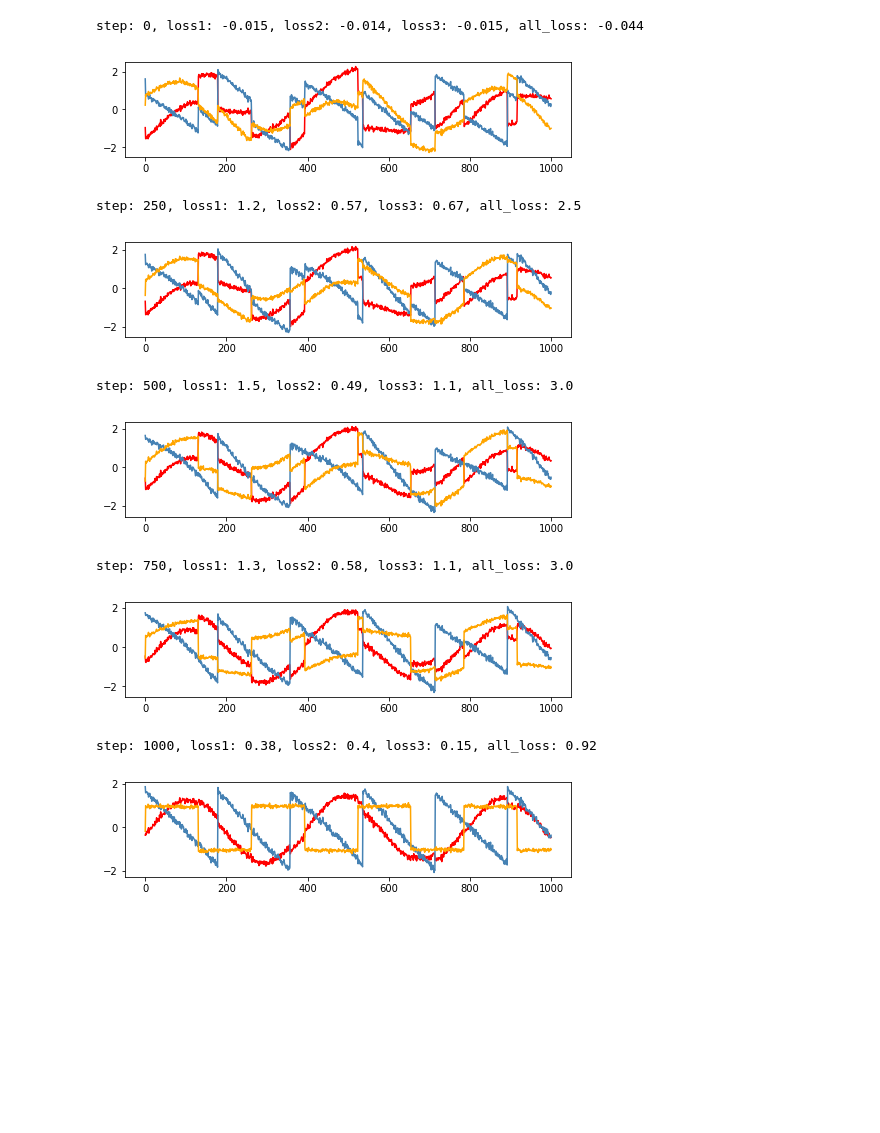
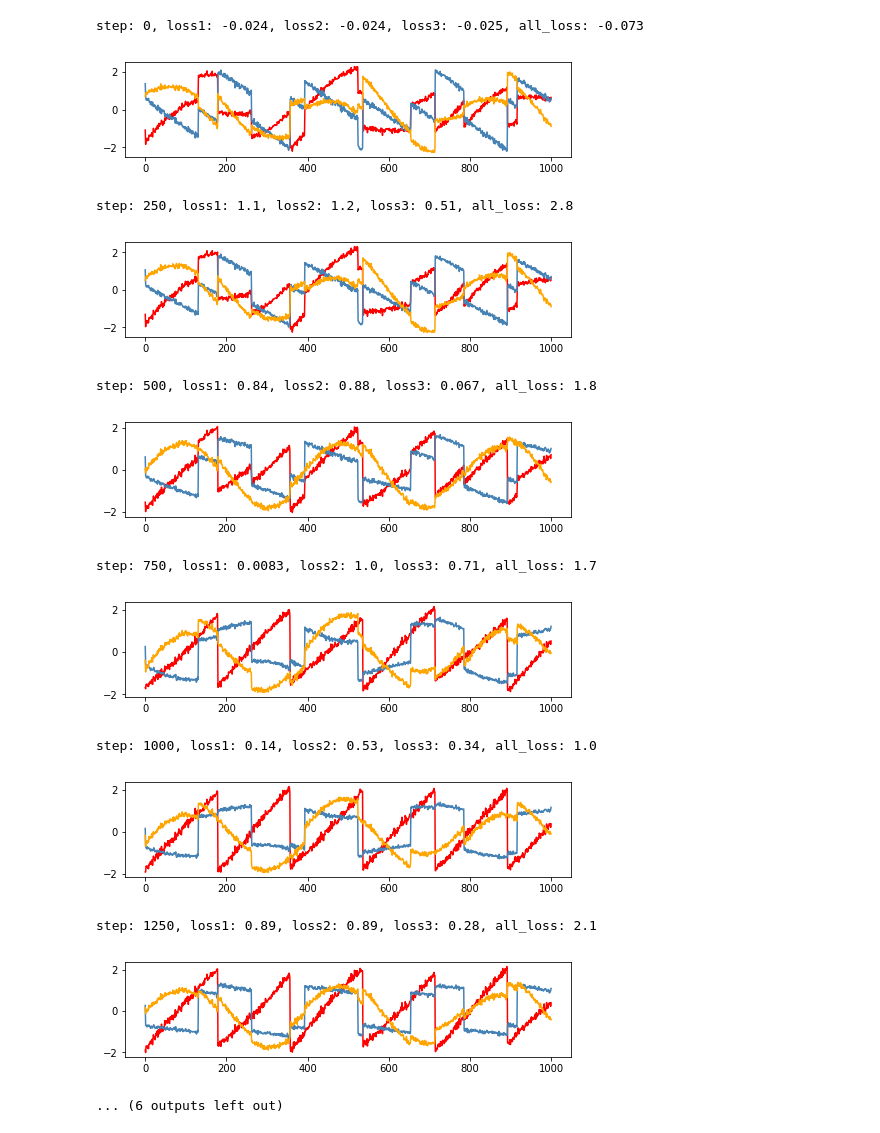
Before and after one commit to wiskott-lab/gradient-based-ica-GrICA, a Jupyter notebook: bss3.ipynb, the cells around one changed output. Cells and saved outputs as stored; diff of their text form; code cells hidden in the pictures; blank space fills up the shorter version.

```diff
--- a/bss3.ipynb
+++ b/bss3.ipynb
@@ -43,27 +43,33 @@ with tf.name_scope("estimator"):
     estimator3 = Dense(n_hidden, bias_initializer=initial_bias)
     estimator4 = Dense(n_hidden, bias_initializer=initial_bias)
     estimator5 = Dense(n_hidden, bias_initializer=initial_bias)
+    estimator6 = Dense(n_hidden, bias_initializer=initial_bias)
+    estimator7 = Dense(n_hidden, bias_initializer=initial_bias)
 
     def estimator_net_merge(h_join, h_marg, estimator):
         dense1_joint = leaky_relu(estimator[0](h_join))
         dense2_joint = leaky_relu(estimator[1](dense1_joint))
         dense3_joint = leaky_relu(estimator[2](dense2_joint))
         dense4_joint = leaky_relu(estimator[3](dense3_joint))
-        dense5_joint = estimator[4](dense4_joint)
+        dense5_joint = leaky_relu(estimator[4](dense4_joint))
+        dense6_joint = leaky_relu(estimator[5](dense5_joint))
+        dense7_joint = estimator[6](dense6_joint)
 
         dense1_marg = leaky_relu(estimator[0](h_marg))
         dense2_marg = leaky_relu(estimator[1](dense1_marg))
         dense3_marg = leaky_relu(estimator[2](dense2_marg))
         dense4_marg = leaky_relu(estimator[3](dense3_marg))
-        dense5_marg = estimator[4](dense4_marg)
-        return dense5_joint, dense5_marg
+        dense5_marg = leaky_relu(estimator[4](dense4_marg))
+        dense6_marg = leaky_relu(estimator[5](dense5_marg))
+        dense7_marg = estimator[6](dense6_marg)
+        return dense7_joint, dense7_marg
 
     dense7_joint1, dense7_marg1 = estimator_net_merge(h_join1, h_marg1, [estimator1, estimator2,
-                                                estimator3, estimator4, estimator5])
+                                                estimator3, estimator4, estimator5, estimator6, estimator7])
     dense7_joint2, dense7_marg2 = estimator_net_merge(h_join2, h_marg2, [estimator1, estimator2,
-                                                estimator3, estimator4, estimator5])
+                                                estimator3, estimator4, estimator5, estimator6, estimator7])
     dense7_joint3, dense7_marg3 = estimator_net_merge(h_join3, h_marg3, [estimator1, estimator2,
-                                                estimator3, estimator4, estimator5])
+                                                estimator3, estimator4, estimator5, estimator6, estimator7])
 
 estimator_var_list = tf.get_collection(tf.GraphKeys.GLOBAL_VARIABLES, scope='estimator')
 
@@ -106,32 +112,35 @@ plt.show()
 # %%
 init = tf.global_variables_initializer()
 saver = tf.train.Saver(encoder_var_list)
 with tf.Session() as sess:
     sess.run(init)
-    for i in range(1001):
+    for i in range(2001):
         current_loss1, current_loss2, current_loss3, _ = sess.run([loss1,
                                                     loss2, loss3, train_estimators], feed_dict={encoding_x:X})
 
         if i % 7   is 0:
             _ = sess.run(train_encoders, feed_dict={encoding_x:X})
 
         if i % 250 is 0:
             print("step: {}, loss1: {:.2}, loss2: {:.2}, loss3: {:.2}, all_loss: {:.2}".format(i,
                                 current_loss1, current_loss2, current_loss3, current_loss1+current_loss2+current_loss3))
             plt.figure(figsize=(8, 8))
             plt.subplot(4, 1, 1)
             encoding = sess.run(dense, feed_dict={encoding_x:X})
             for j in range(encoding.shape[1]):
                 plt.plot(encoding[:, j], color = colors[j])
             plt.show()
 # %% [output]
-step: 0, loss1: -0.015, loss2: -0.014, loss3: -0.015, all_loss: -0.044
+step: 0, loss1: -0.024, loss2: -0.024, loss3: -0.025, all_loss: -0.073
-[figure, old version]
+[figure, new version]
-step: 250, loss1: 1.2, loss2: 0.57, loss3: 0.67, all_loss: 2.5
+step: 250, loss1: 1.1, loss2: 1.2, loss3: 0.51, all_loss: 2.8
-[figure, old version]
+[figure, new version]
-step: 500, loss1: 1.5, loss2: 0.49, loss3: 1.1, all_loss: 3.0
+step: 500, loss1: 0.84, loss2: 0.88, loss3: 0.067, all_loss: 1.8
-[figure, old version]
+[figure, new version]
-step: 750, loss1: 1.3, loss2: 0.58, loss3: 1.1, all_loss: 3.0
+step: 750, loss1: 0.0083, loss2: 1.0, loss3: 0.71, all_loss: 1.7
-[figure, old version]
+[figure, new version]
-step: 1000, loss1: 0.38, loss2: 0.4, loss3: 0.15, all_loss: 0.92
+step: 1000, loss1: 0.14, loss2: 0.53, loss3: 0.34, all_loss: 1.0
-[figure, old version]
+[figure, new version]
+step: 1250, loss1: 0.89, loss2: 0.89, loss3: 0.28, all_loss: 2.1
+[figure, added]
+... (6 outputs left out)
```
Also changed, not shown: parts of 1 cell of this notebook.
